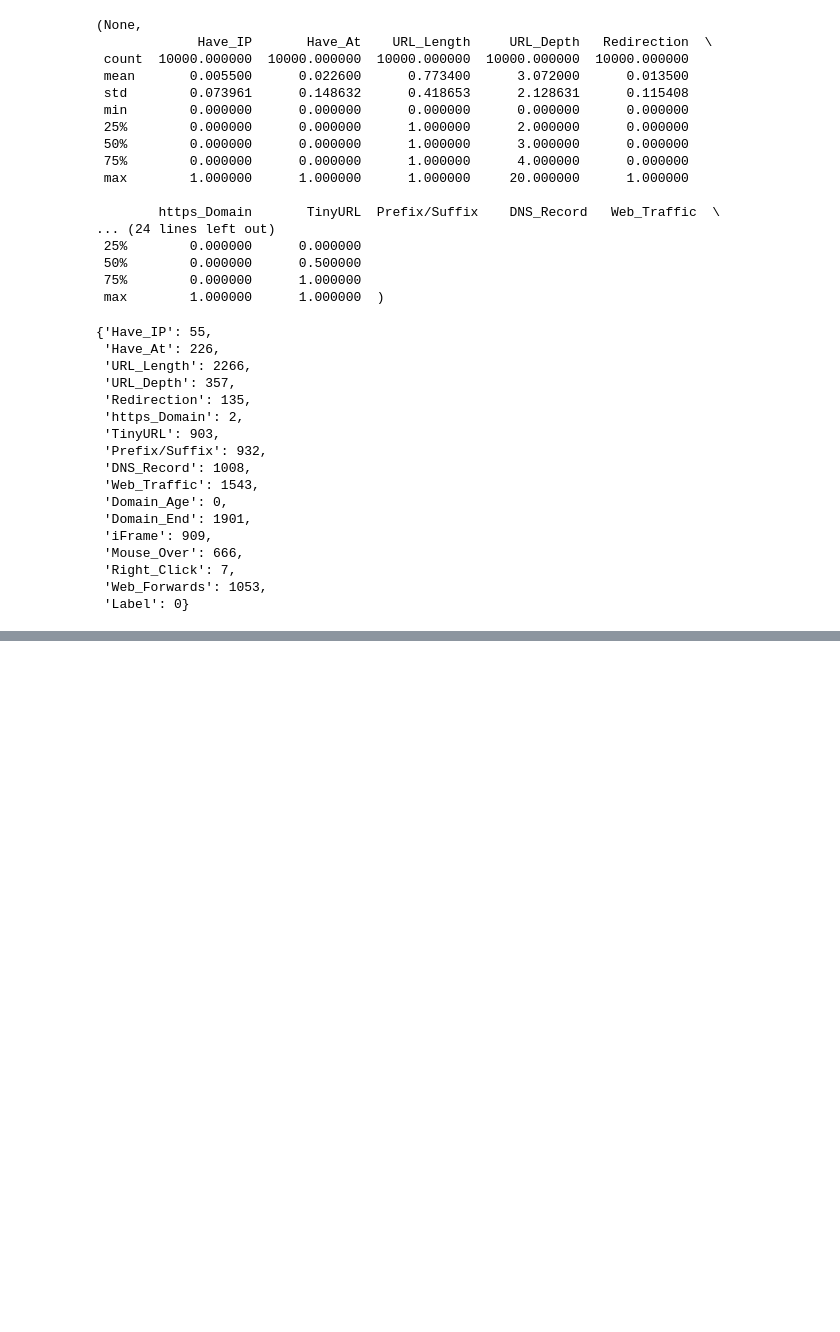
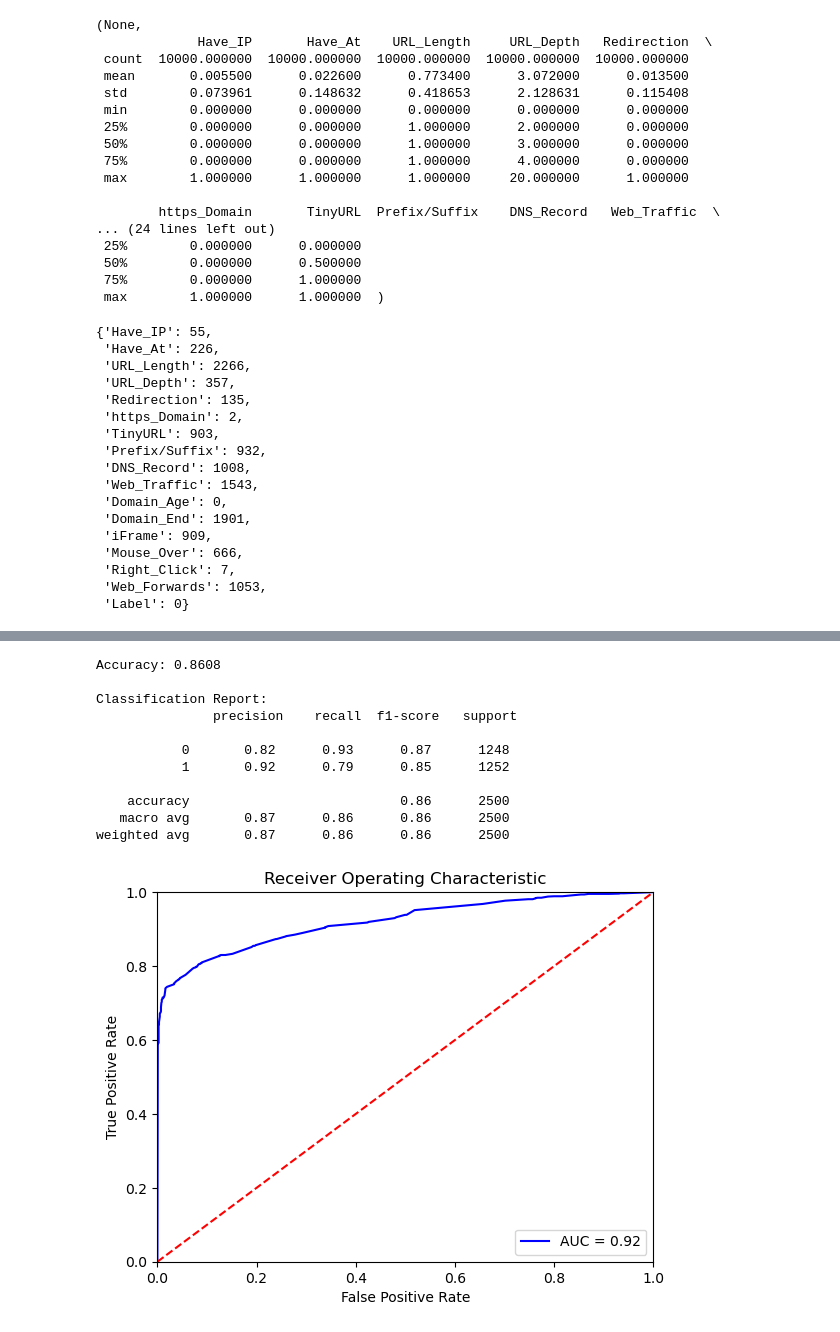
Before and after one commit to kwyo1201/Phishing-URL-Detection_Data-mining, a Jupyter notebook: main.ipynb, the cells around one changed output, grey strips where cells are left out. Saved outputs shown, nothing was run; the diff lists cells and outputs as text; code cells hidden in the pictures; blank space fills up the shorter version.

```diff
--- a/main.ipynb
+++ b/main.ipynb
@@ -109,0 +142,24 @@ MLP Precision 0.9365234375
+# %%
+#Random Forest
+
+rf_model = RandomForestClassifier(n_estimators=100, random_state=42)
+rf_model.fit(X_train, y_train)
+
+y_pred = rf_model.predict(X_test)
+
+print("Accuracy:", accuracy_score(y_test, y_pred))
+print("\nClassification Report:\n", classification_report(y_test, y_pred))
+plot_roc_curve(rf_model,X_test,y_test)
+# %% [output]
+Accuracy: 0.8608
+
+Classification Report:
+               precision    recall  f1-score   support
+
+           0       0.82      0.93      0.87      1248
+           1       0.92      0.79      0.85      1252
+
+    accuracy                           0.86      2500
+   macro avg       0.87      0.86      0.86      2500
+weighted avg       0.87      0.86      0.86      2500
+[figure, added]
```
Also changed, not shown: parts of 6 cells of this notebook.
